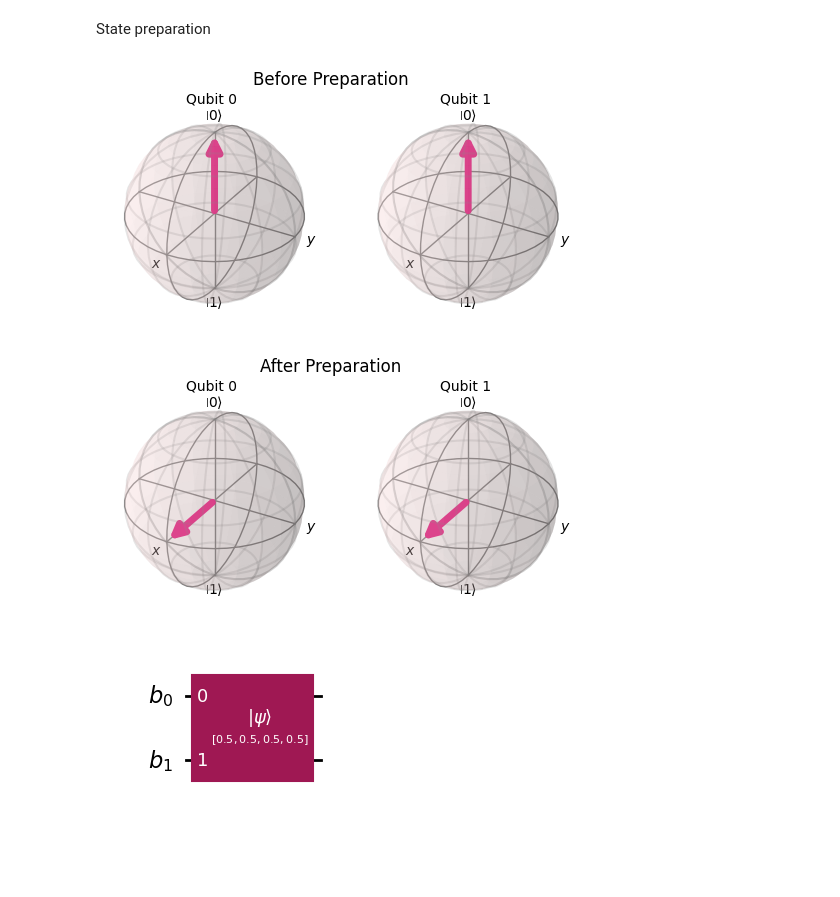
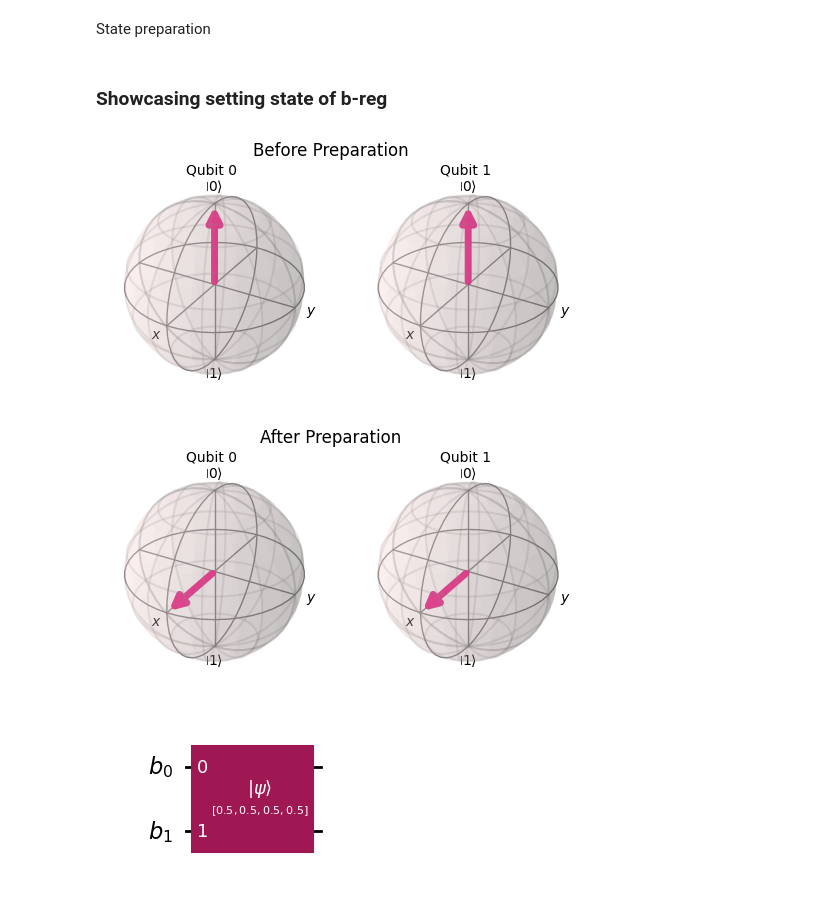
Before and after one commit to TarnMaVas/LA_HHL_project, a Jupyter notebook: HHL_qft.ipynb, the cells around one changed output. Cells and saved outputs as stored; diff of their text form; code cells hidden in the pictures; blank space fills up the shorter version.

```diff
--- a/HHL_qft.ipynb
+++ b/HHL_qft.ipynb
@@ -92,0 +84,9 @@ plot_bloch_multivector(statevector)
+# %%
+qtf_qc = QuantumCircuit(3)
+qft(qtf_qc)
+
+inv = qtf_qc.inverse()
+qtf_qc.compose(inv, inplace=True)
+qc.compose(qtf_qc, inplace=True)
+
+qc.draw('mpl')
@@ -109,25 +117,27 @@ def plot_qubit_states(statevector, title):
         plot_bloch_vector([x, y, z], title=f"Qubit {qubit}", ax=ax)
     plt.suptitle(title)
     plt.show()
+# %% [markdown]
+### Showcasing setting state of b-reg
+# %%
+b_reg = QuantumRegister(2, "b")
+qc = QuantumCircuit(b_reg)
+
+plot_qubit_states(Statevector.from_instruction(qc), "Before Preparation")
+# %% [output]
+[figure, added]
 # %%
-b_reg = QuantumRegister(2, "b")
-qc = QuantumCircuit(b_reg)
-
-initial_state = Statevector.from_label("00")
 
 b = np.array([0.5, 0.5, 0.5, 0.5])
 prepare(qc, b)
 
 final_state = Statevector(qc)
 
-
-plot_qubit_states(initial_state, "Before Preparation")
 plot_qubit_states(final_state, "After Preparation")
 
 plt.show()
 # %% [output]
-[figure, old version]
+[figure, new version]
-[figure, removed]
 # %%
 qc.draw("mpl", style="iqx")
 # %% [output]
```
Also changed, not shown: parts of 15 cells of this notebook, 5 other files.
